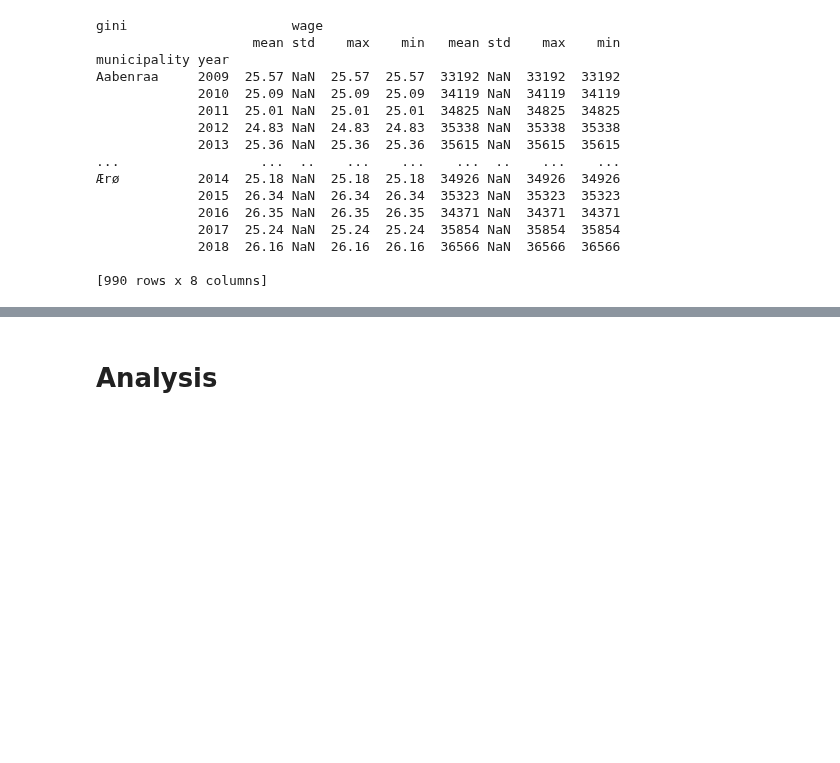
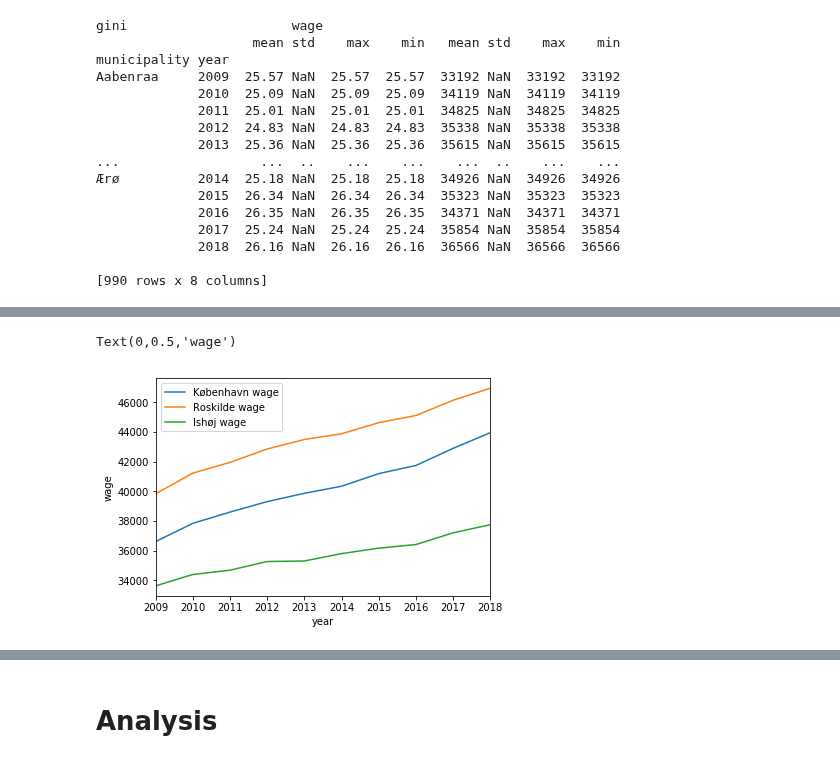
Before and after one commit to NumEconCopenhagen/projects-2020-tobiasharald, a Jupyter notebook: dataproject/dataproject.ipynb, the cells around one changed output, grey strips where cells are left out. Cells and saved outputs as stored; diff of their text form; code cells hidden in the pictures; blank space fills up the shorter version.

```diff
--- a/dataproject/dataproject.ipynb
+++ b/dataproject/dataproject.ipynb
@@ -293,0 +319,20 @@ Aabenraa     2009  25.57 NaN  25.57  25.57  33192 NaN  33192  33192
+# %%
+wage_mean = wage_grouped.mean() # mean wage
+wage_mean.name = 'wage_mean'
+wage_test = wage_long.set_index('municipality').join(wage_mean, how='left')
+wage_test['diff'] = wage_test.wage - wage_test.wage_mean
+wage_test.xs('Gentofte')
+municipalities2 = ['København','Roskilde','Ishøj']
+
+fig = plt.figure()
+ax = fig.add_subplot(1,1,1)
+
+for m in municipalities2:
+    wage_test.xs(m).plot(x='year',y='wage',ax=ax,label=m + ' wage')
+    #gini_test.xs(m).set_ylabel('wage')
+
+ax.legend(frameon=True)
+ax.set_ylabel('wage')
+# %% [output]
+Text(0,0.5,'wage')
+[figure, added]
```
Also changed, not shown: parts of 17 cells of this notebook, 1 other file.
